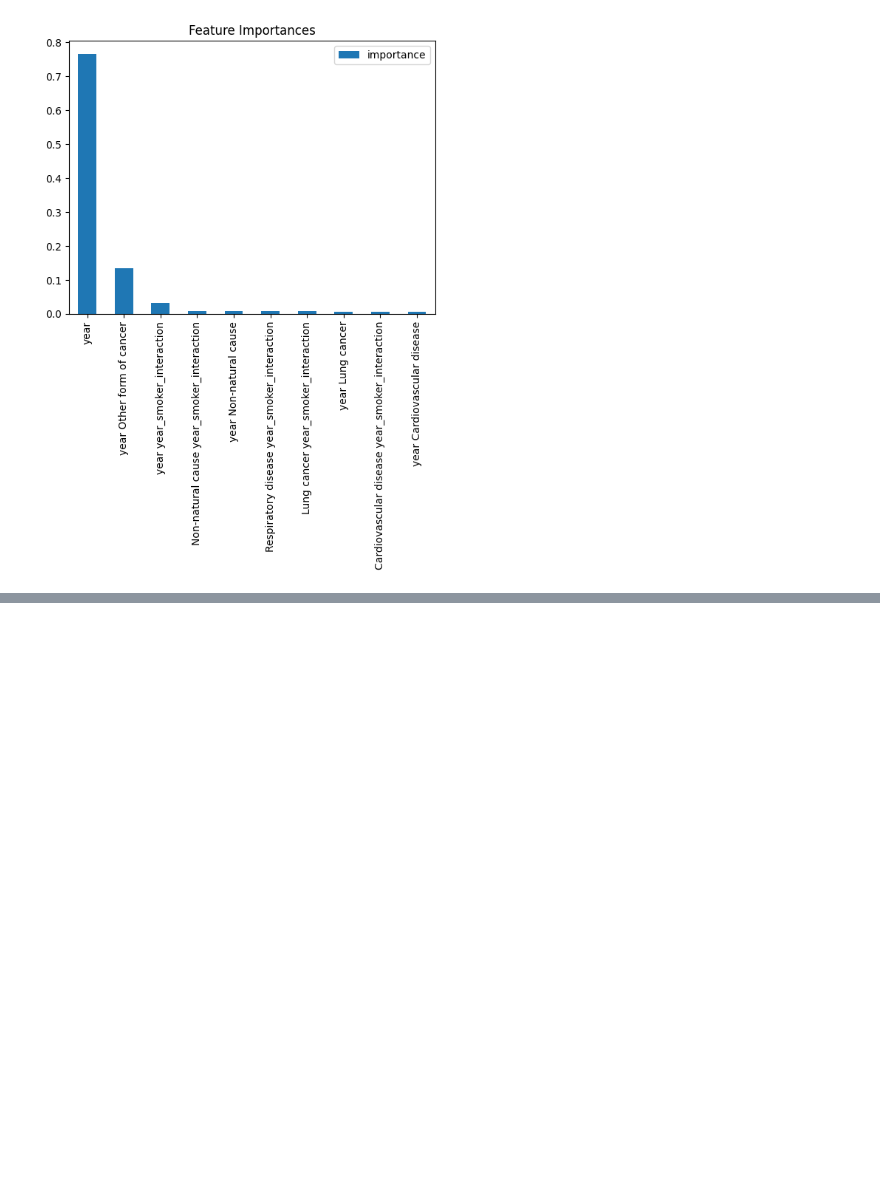
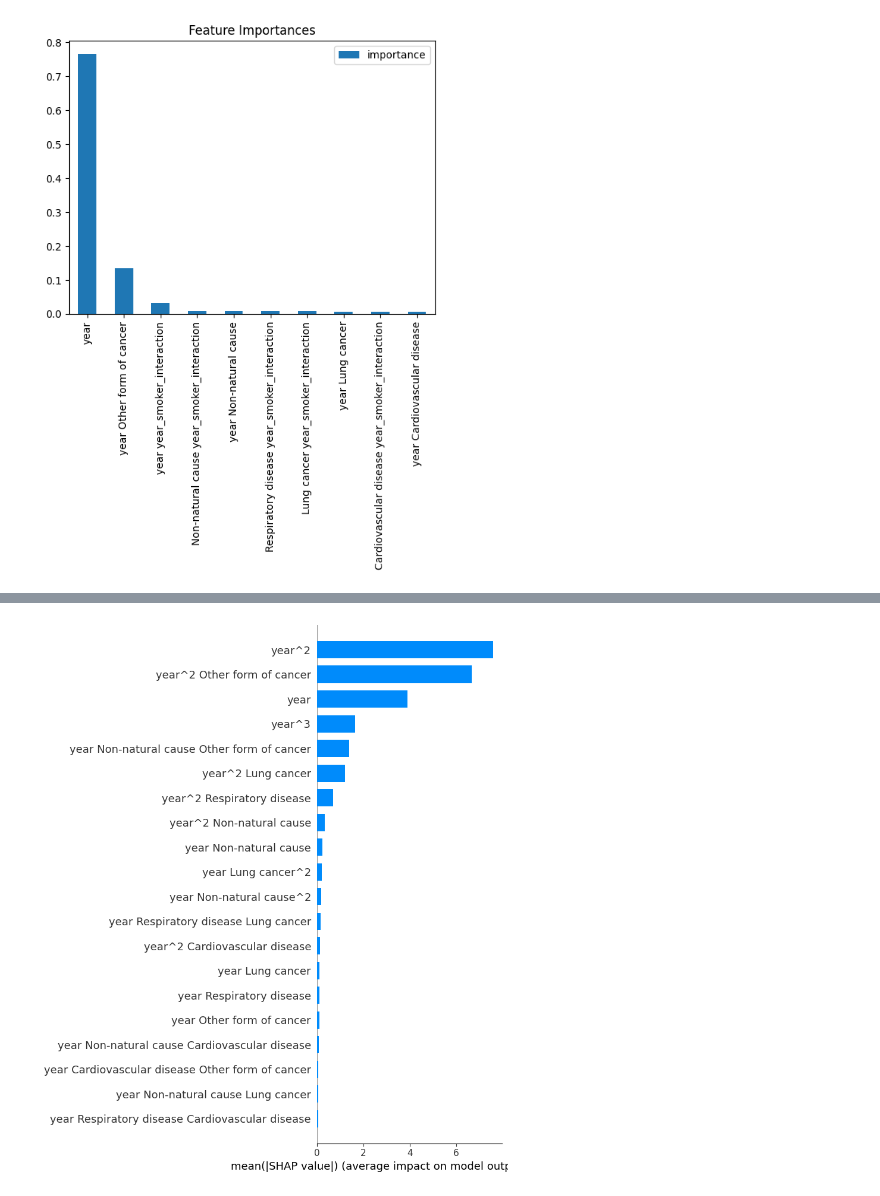
Before and after one commit to Priyanshs-ingh/age_detection_project, a Jupyter notebook: ml.ipynb, the cells around one changed output, grey strips where cells are left out. Saved outputs shown, nothing was run; the diff lists cells and outputs as text; code cells hidden in the pictures; blank space fills up the shorter version.

```diff
--- a/ml.ipynb
+++ b/ml.ipynb
@@ -338,0 +486,21 @@ target = merged_data['Proportion']
+# %%
+from sklearn.ensemble import GradientBoostingRegressor
+from sklearn.model_selection import cross_val_score
+
+# Redefine your optimized Gradient Boosting Regressor with known best parameters
+# Replace the dictionary below with your actual best parameters
+best_params = {
+    'learning_rate': 0.2,
+    'max_depth': None,
+    'max_features': None,
+    'min_samples_leaf': 8,
+    'min_samples_split': 4,
+    'n_estimators': 200
+}
+
+optimized_gbm = GradientBoostingRegressor(**best_params, random_state=42)
+optimized_gbm.fit(X_train, y_train)
+
+# Now perform cross-validation
+scores = cross_val_score(optimized_gbm, X_train, y_train, cv=10, scoring='neg_mean_squared_error')
+print("Cross-validated MSE: ", -scores.mean())
@@ -338,0 +529,11 @@ target = merged_data['Proportion']
+# %%
+import shap
+
+# Assuming your model and X_train are already defined and available
+explainer = shap.TreeExplainer(optimized_gbm)
+shap_values = explainer.shap_values(X_train)
+
+# Visualize the SHAP values for the first 10 observations
+shap.summary_plot(shap_values, X_train, plot_type="bar")
+# %% [output]
+[figure, added]
```
Also changed, not shown: parts of 10 cells of this notebook, 2 other files.
